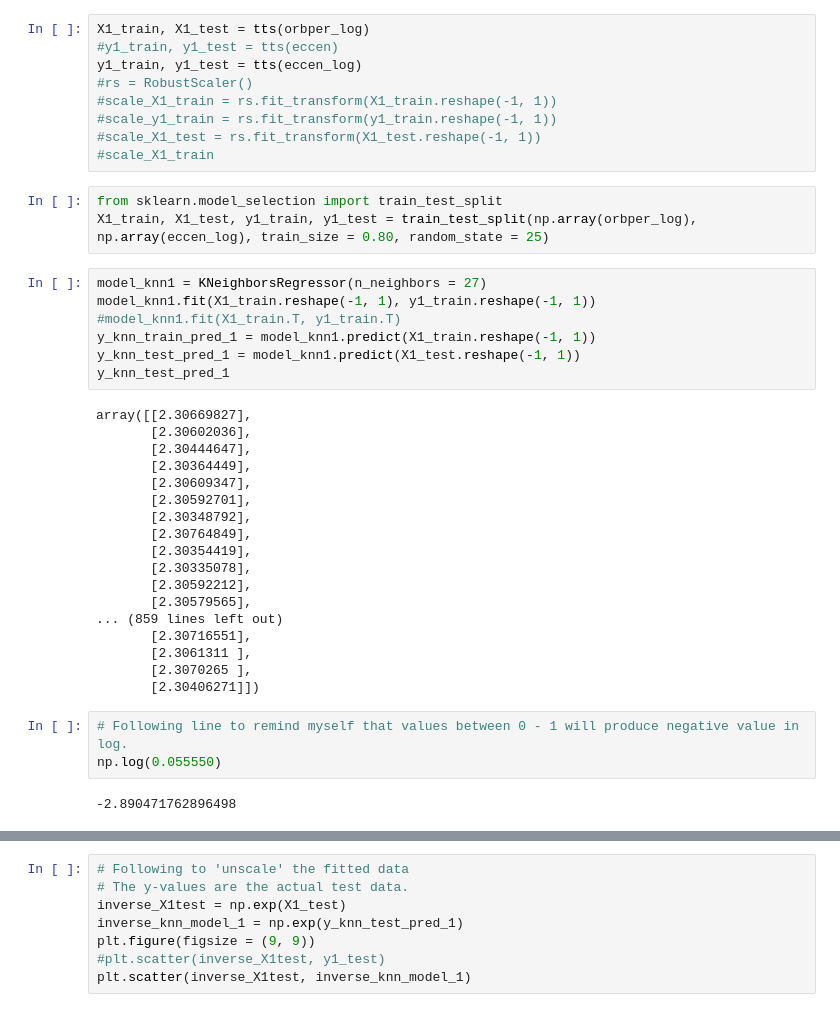
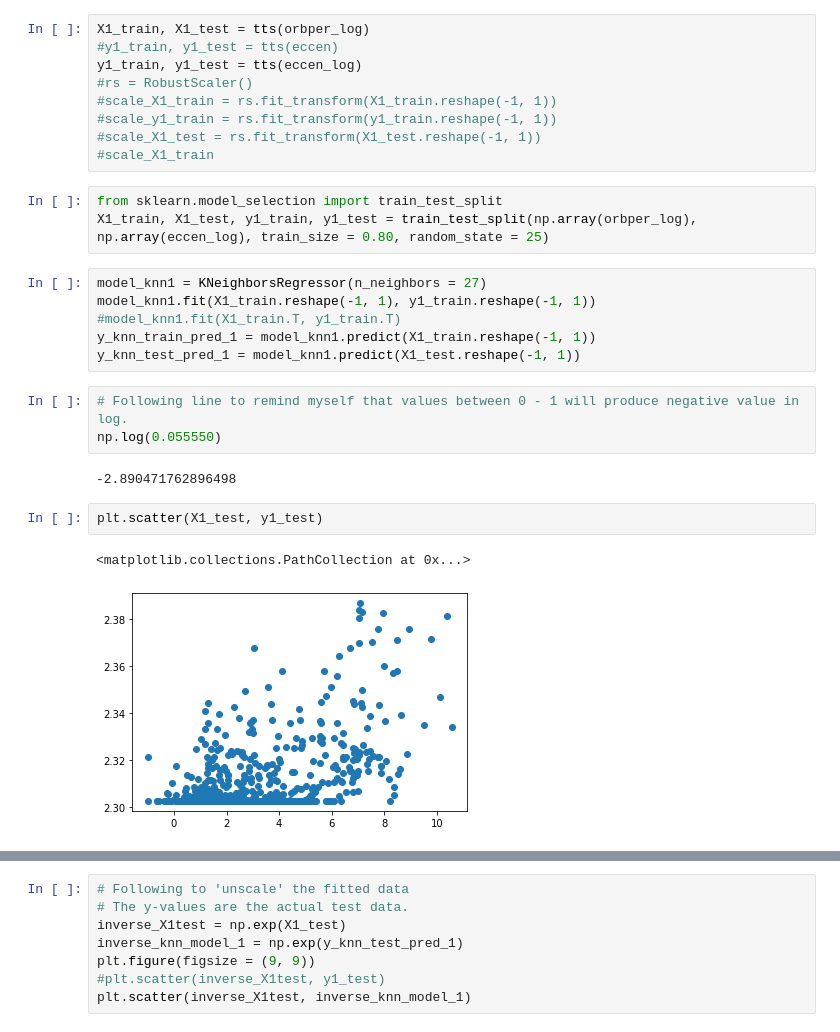
Before and after one commit to jbravo87/blog-projects, a Jupyter notebook: exoplanet_data_notebook.ipynb, the cells around one changed output, grey strips where cells are left out. Cells and saved outputs as stored; diff of their text form.

```diff
--- a/exoplanet_data_notebook.ipynb
+++ b/exoplanet_data_notebook.ipynb
@@ -250,36 +266,22 @@ y1_train, y1_test = tts(eccen_log)
 #scale_y1_train = rs.fit_transform(y1_train.reshape(-1, 1))
 #scale_X1_test = rs.fit_transform(X1_test.reshape(-1, 1))
 #scale_X1_train
-# %%
-from sklearn.model_selection import train_test_split
-X1_train, X1_test, y1_train, y1_test = train_test_split(np.array(orbper_log), np.array(eccen_log), train_size = 0.80, random_state = 25)
+# %%
+from sklearn.model_selection import train_test_split
+X1_train, X1_test, y1_train, y1_test = train_test_split(np.array(orbper_log), np.array(eccen_log), train_size = 0.80, random_state = 25)
 # %%
 model_knn1 = KNeighborsRegressor(n_neighbors = 27)
 model_knn1.fit(X1_train.reshape(-1, 1), y1_train.reshape(-1, 1))
 #model_knn1.fit(X1_train.T, y1_train.T)
 y_knn_train_pred_1 = model_knn1.predict(X1_train.reshape(-1, 1))
 y_knn_test_pred_1 = model_knn1.predict(X1_test.reshape(-1, 1))
-y_knn_test_pred_1
-# %% [output]
-array([[2.30669827],
-       [2.30602036],
-       [2.30444647],
-       [2.30364449],
-       [2.30609347],
-       [2.30592701],
-       [2.30348792],
-       [2.30764849],
-       [2.30354419],
-       [2.30335078],
-       [2.30592212],
-       [2.30579565],
-... (859 lines left out)
-       [2.30716551],
-       [2.3061311 ],
-       [2.3070265 ],
-       [2.30406271]])
 # %%
 # Following line to remind myself that values between 0 - 1 will produce negative value in log.
 np.log(0.055550)
 # %% [output]
 -2.890471762896498
+# %%
+plt.scatter(X1_test, y1_test)
+# %% [output]
+<matplotlib.collections.PathCollection at 0x...>
+[figure, added]
```
Also changed, not shown: parts of 110 cells of this notebook.
